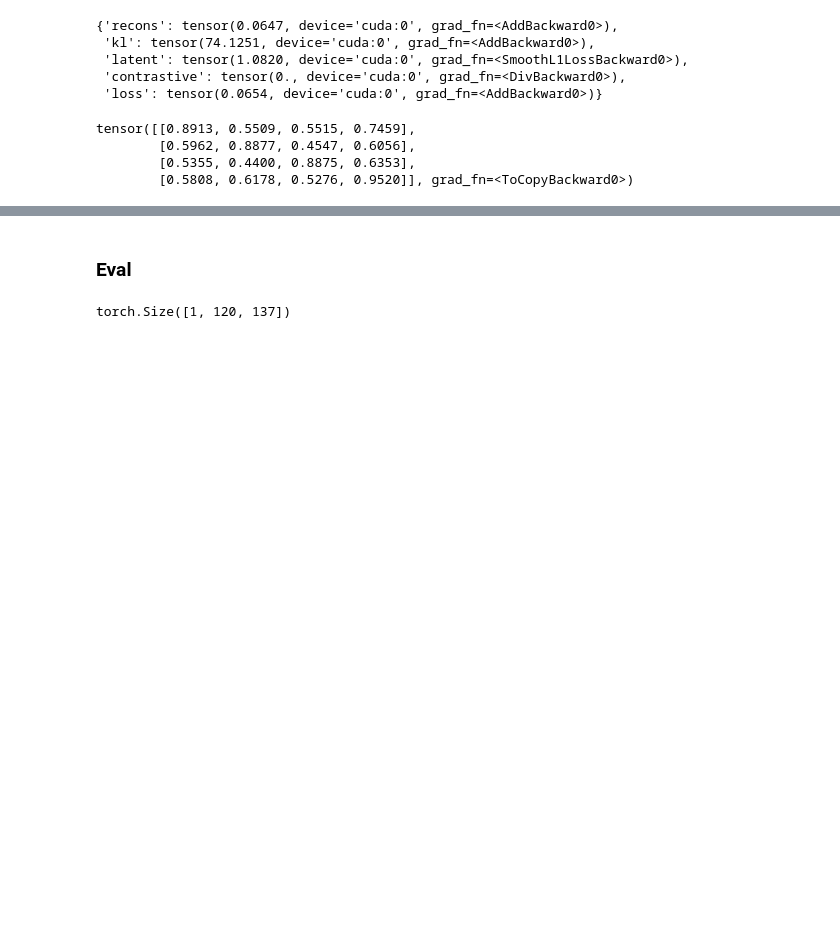
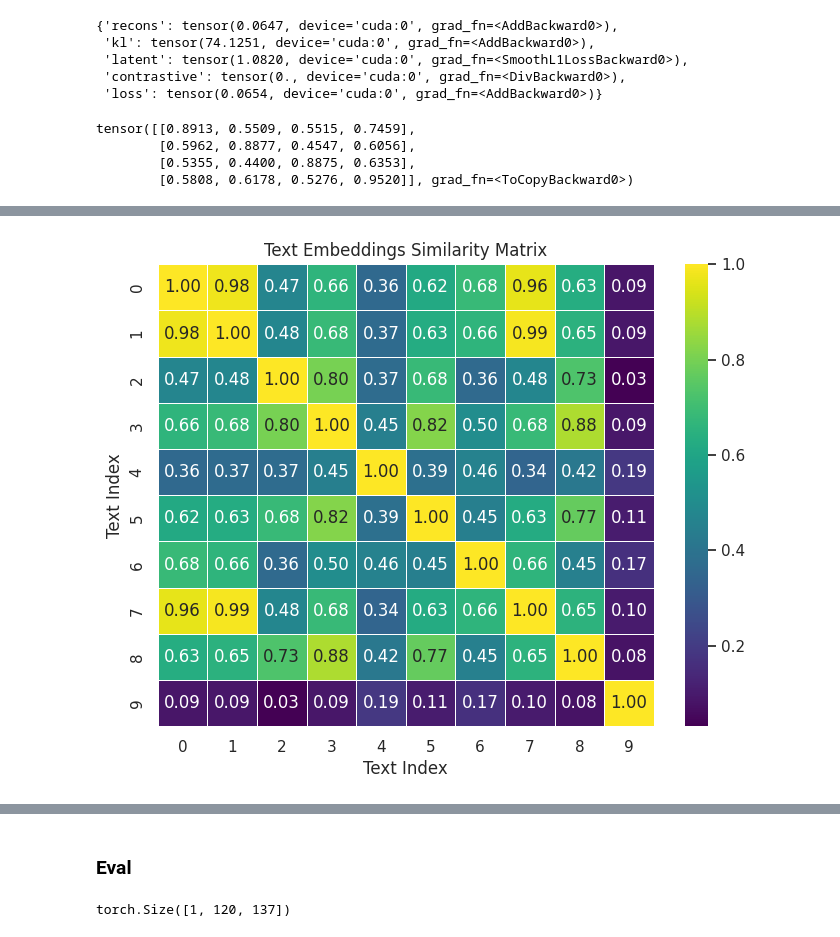
Before and after one commit to sohananisetty/ATCMG, a Jupyter notebook: TMR.ipynb, the cells around one changed output, grey strips where cells are left out. Cells and saved outputs as stored; diff of their text form; code cells hidden in the pictures; blank space fills up the shorter version.

```diff
--- a/TMR.ipynb
+++ b/TMR.ipynb
@@ -301,0 +518,10 @@ tensor([[0.8913, 0.5509, 0.5515, 0.7459],
+# %%
+sns.set(style="white")
+plt.figure(figsize=(8, 6))
+sns.heatmap(similarity_matrix2, annot=True, cmap='viridis', fmt=".2f", linewidths=.5)
+plt.title('Text Embeddings Similarity Matrix')
+plt.xlabel('Text Index')
+plt.ylabel('Text Index')
+plt.show()
+# %% [output]
+[figure, added]
```
Also changed, not shown: parts of 74 cells of this notebook, 31 other files.
